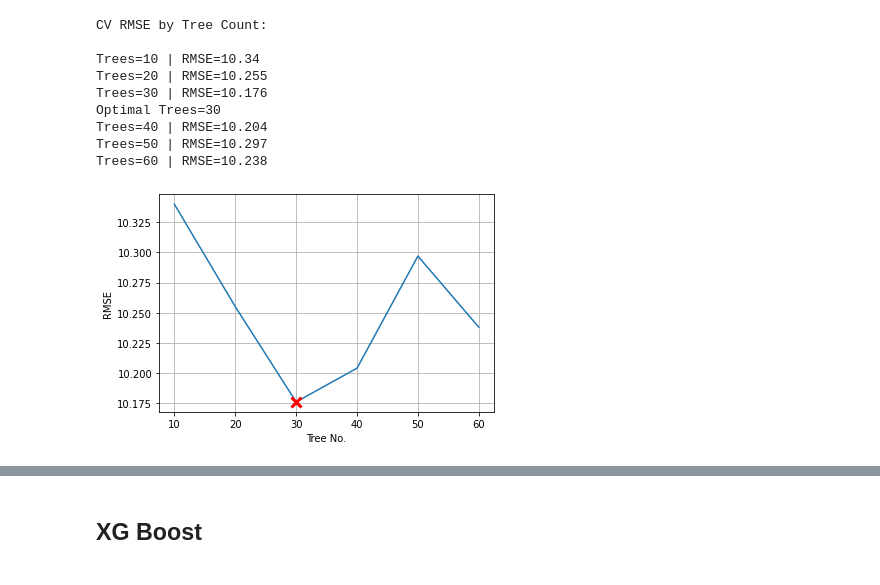
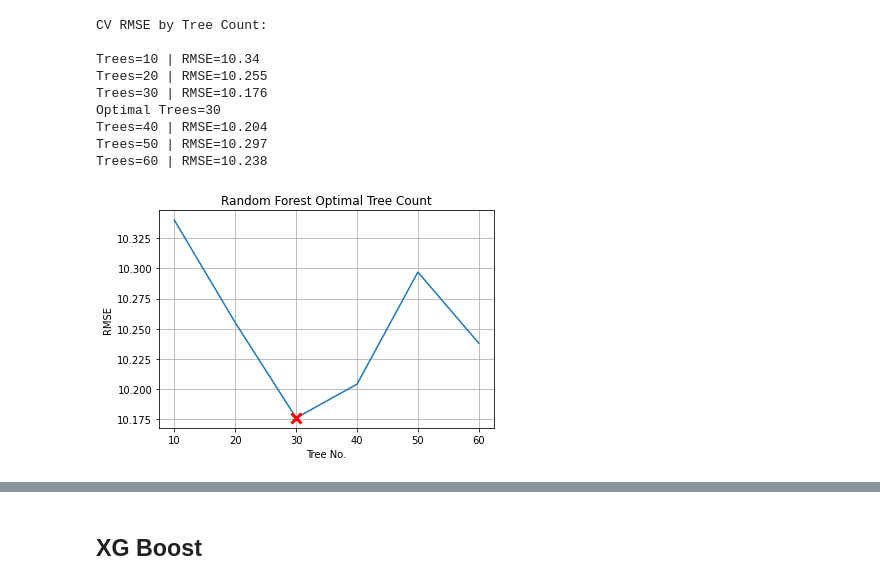
Before and after one commit to cfcastillo/DS-6-Notebooks, a Jupyter notebook: Project_3_Notebook_cfc.ipynb, the cells around one changed output, grey strips where cells are left out. Cells and saved outputs as stored; diff of their text form; code cells hidden in the pictures.

```diff
--- a/Project_3_Notebook_cfc.ipynb
+++ b/Project_3_Notebook_cfc.ipynb
@@ -686,12 +702,13 @@ Trees=60 | RMSE=10.238
 # %%
 # Visualize result of optimal number of trees.
 plt.plot(num_trees, rms_trees)
 plt.plot(optimal_trees,optimal_rmse,'rx', markersize=10, markeredgewidth=3)
 plt.xlabel('Tree No.')
 plt.ylabel('RMSE')
+plt.title('Random Forest Optimal Tree Count')
 plt.grid()
 # %% [output]
-[figure, old version]
+[figure, new version]
 # %%
 # Display one tree from the random forest
 display(graphviz.Source(tree.export_graphviz(model_rf.estimators_[0], feature_names=feature_names)))
```
Also changed, not shown: parts of 9 cells of this notebook.
